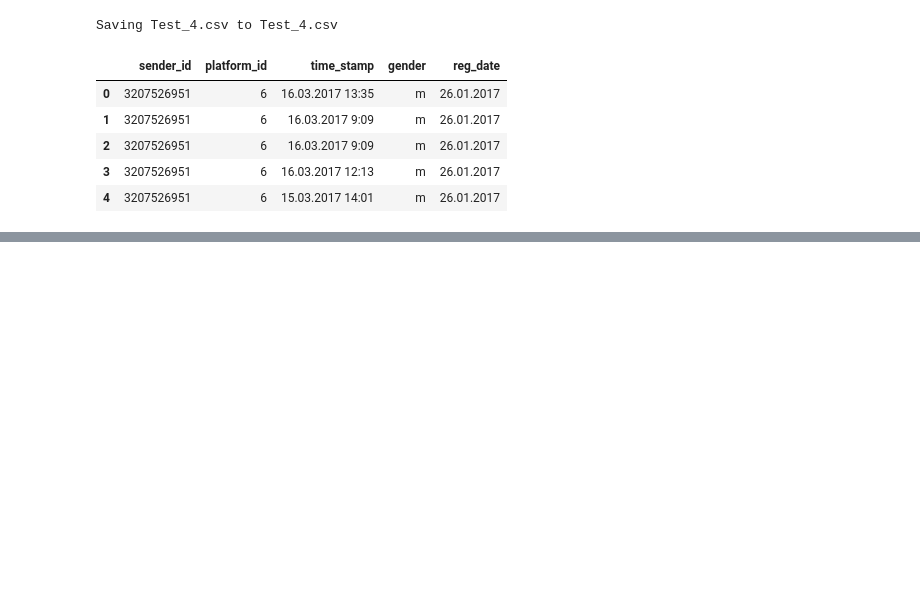
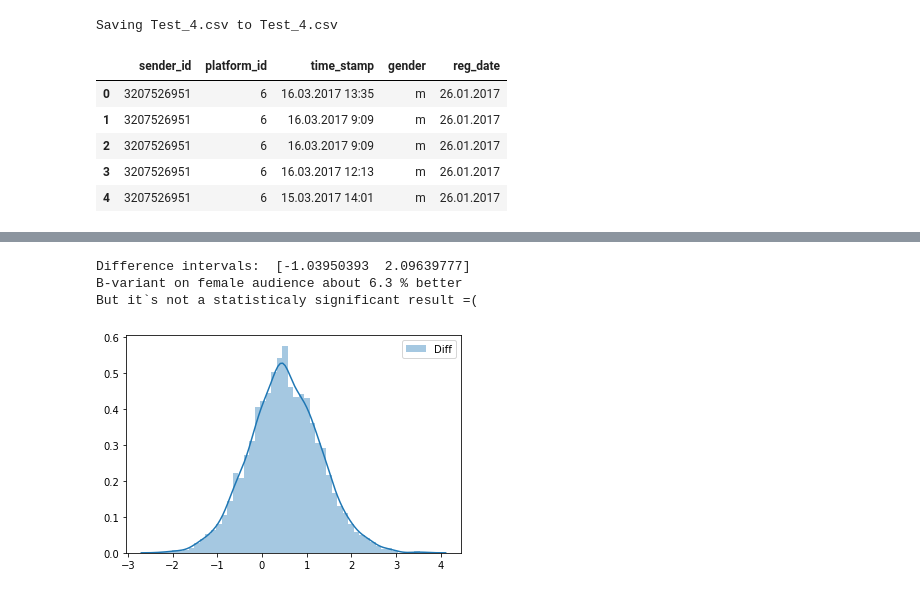
Before and after one commit to Drew128/Task20200209, a Jupyter notebook: Task_test3.ipynb, the cells around one changed output, grey strips where cells are left out. Drawn from its saved outputs; the diff is of its cells as text; code cells hidden in the pictures; blank space fills up the shorter version.

```diff
--- a/Task_test3.ipynb
+++ b/Task_test3.ipynb
@@ -39,0 +277,12 @@ sns.distplot(f)
+# %%
+diff = b_stat['statistic']-a_stat['statistic']
+sns.distplot(diff)
+plt.legend(['Diff'])
+print('Difference intervals: ', stat_intervals(diff))
+print(f"B-variant on female audience about {round(diff.mean()/a_stat['statistic'].mean()*100, 2)} % better")
+print("But it`s not a statisticaly significant result =(")
+# %% [output]
+Difference intervals:  [-1.03950393  2.09639777]
+B-variant on female audience about 6.3 % better
+But it`s not a statisticaly significant result =(
+[figure, added]
```
Also changed, not shown: parts of 23 cells of this notebook.
